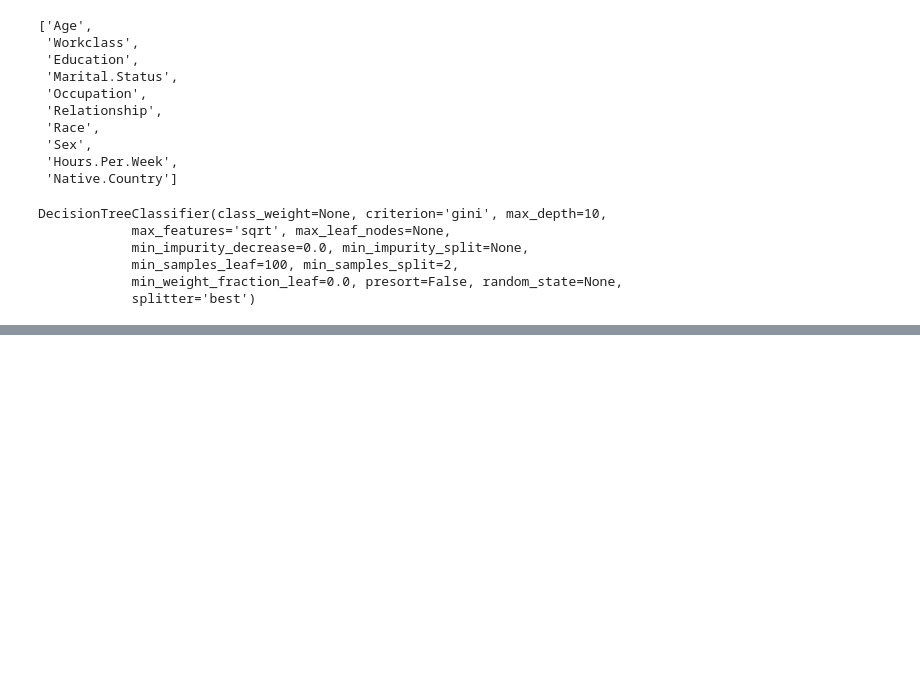
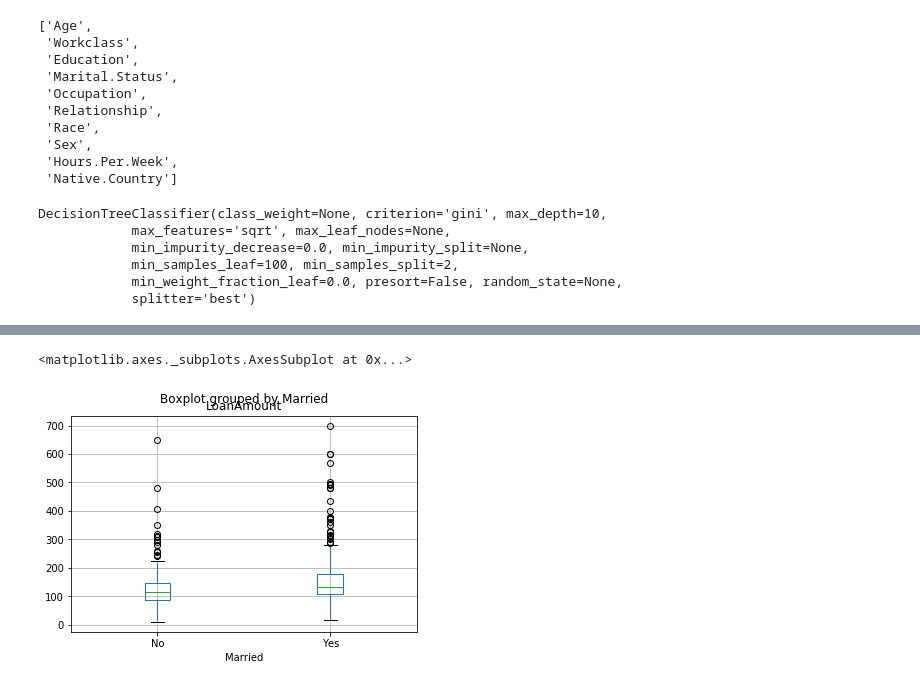
Before and after one commit to abhijithmnair/Data-Science, a Jupyter notebook: DataScience_ex.ipynb, the cells around one changed output, grey strips where cells are left out. Saved outputs shown, nothing was run; the diff lists cells and outputs as text; code cells hidden in the pictures; blank space fills up the shorter version.

```diff
--- a/DataScience_ex.ipynb
+++ b/DataScience_ex.ipynb
@@ -491,0 +602,5 @@ acc_train
+# %%
+train.boxplot(column='LoanAmount',by='Married')
+# %% [output]
+<matplotlib.axes._subplots.AxesSubplot at 0x...>
+[figure, added]
```
Also changed, not shown: parts of 26 cells of this notebook, 2 other files.
